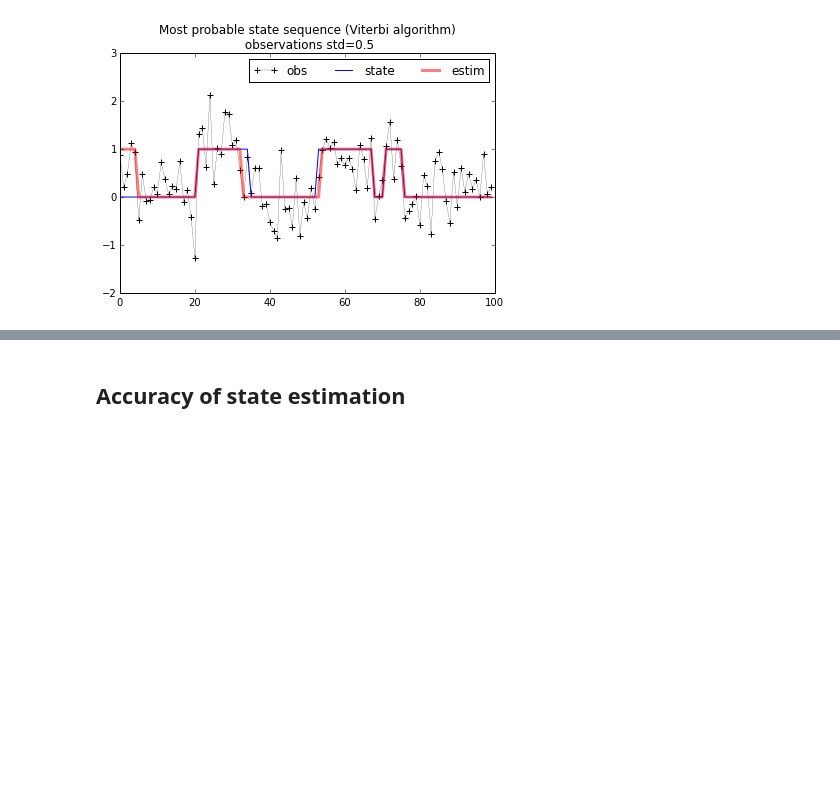
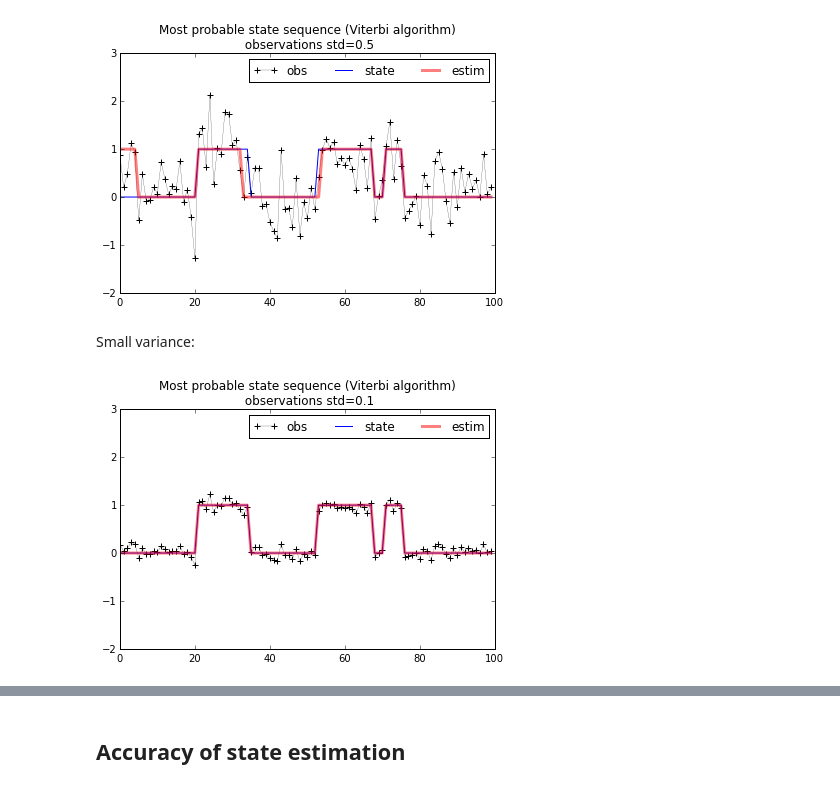
Before and after one commit to pierre-haessig/hidden-markov-py, a Jupyter notebook: test_Viterbi.ipynb, the cells around one changed output, grey strips where cells are left out. Cells and saved outputs as stored; diff of their text form; code cells hidden in the pictures; blank space fills up the shorter version.

```diff
--- a/test_Viterbi.ipynb
+++ b/test_Viterbi.ipynb
@@ -115,7 +129,7 @@ from IPython.html.widgets import interact
 # %% [output]
 :0: FutureWarning: IPython widgets are experimental and may change in the future.
 # %%
-def p(obs_std=0.5, state_seed=0, obs_seed=0):
+def viterbi_plot(obs_std=0.5, state_seed=0, obs_seed=0):
     obs_laws = {
         '-':stats.norm(0, obs_std),
         'P':stats.norm(1, obs_std),
@@ -136,6 +150,12 @@ def p(obs_std=0.5, state_seed=0, obs_seed=0):
     plt.ylim(-2, 3)
 
 
-interact(p, obs_std=[0., 1.5], state_seed=[0,10], obs_seed=[0,10]);
+interact(viterbi_plot, obs_std=[0., 1.5], state_seed=[0,10], obs_seed=[0,10]);
 # %% [output]
 [figure]
+# %% [markdown]
+Small variance:
+# %%
+viterbi_plot(obs_std=0.1)
+# %% [output]
+[figure, added]
```
Also changed, not shown: parts of 6 cells of this notebook, 3 other files.
